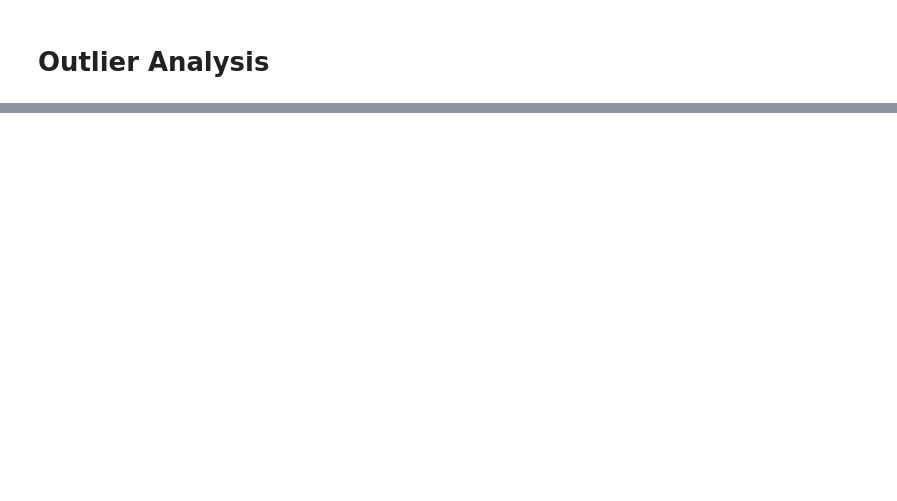
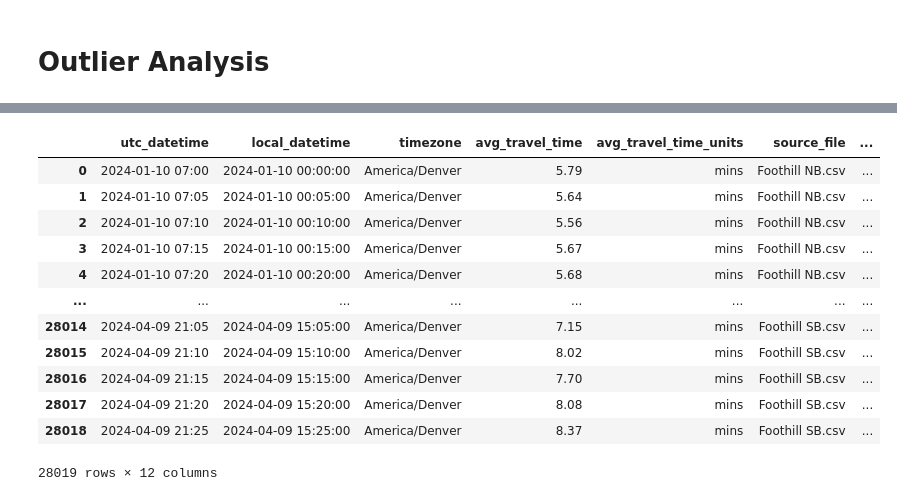
Before and after one commit to natelant/Avenue-Tools, a Jupyter notebook: TravelTimeTool/sandbox-travel_times.ipynb, the cells around one changed output, grey strips where cells are left out. Cells and saved outputs as stored; diff of their text form; code cells hidden in the pictures; blank space fills up the shorter version.

```diff
--- a/TravelTimeTool/sandbox-travel_times.ipynb
+++ b/TravelTimeTool/sandbox-travel_times.ipynb
@@ -104,12 +148,24 @@ clean_data
 # %%
-# Extract the time part from the timestamp
-df['time'] = df['timestamp'].dt.time
-
 # Group the DataFrame by the 'time' column and calculate the average travel time for each time bin
-time_bin_avg = df.groupby('time')['travel_time'].mean().reset_index()
+time_bin_avg = clean_data.groupby('time')['avg_travel_time'].mean().reset_index()
 
 # Merge the average travel time back to the original DataFrame based on the 'time' column
-df = pd.merge(df, time_bin_avg, on='time', suffixes=('', '_avg'))
+merged_data = pd.merge(clean_data, time_bin_avg, on='time', suffixes=('', '_avg'))
 
 # Rename the new column containing the average travel time
-df.rename(columns={'travel_time_avg': 'avg_travel_time'}, inplace=True)
+merged_data.rename(columns={'avg_travel_time_avg': 'time_bin_avg'}, inplace=True)
+merged_data
+# %% [output]
+|  | utc_datetime | local_datetime | timezone | avg_travel_time | avg_travel_time_units | source_file | ... |
+| 0 | 2024-01-10 07:00 | 2024-01-10 00:00:00 | America/Denver | 5.79 | mins | Foothill NB.csv | ... |
+| 1 | 2024-01-10 07:05 | 2024-01-10 00:05:00 | America/Denver | 5.64 | mins | Foothill NB.csv | ... |
+| 2 | 2024-01-10 07:10 | 2024-01-10 00:10:00 | America/Denver | 5.56 | mins | Foothill NB.csv | ... |
+| 3 | 2024-01-10 07:15 | 2024-01-10 00:15:00 | America/Denver | 5.67 | mins | Foothill NB.csv | ... |
+| 4 | 2024-01-10 07:20 | 2024-01-10 00:20:00 | America/Denver | 5.68 | mins | Foothill NB.csv | ... |
+| ... | ... | ... | ... | ... | ... | ... | ... |
+| 28014 | 2024-04-09 21:05 | 2024-04-09 15:05:00 | America/Denver | 7.15 | mins | Foothill SB.csv | ... |
+| 28015 | 2024-04-09 21:10 | 2024-04-09 15:10:00 | America/Denver | 8.02 | mins | Foothill SB.csv | ... |
+| 28016 | 2024-04-09 21:15 | 2024-04-09 15:15:00 | America/Denver | 7.70 | mins | Foothill SB.csv | ... |
+| 28017 | 2024-04-09 21:20 | 2024-04-09 15:20:00 | America/Denver | 8.08 | mins | Foothill SB.csv | ... |
+| 28018 | 2024-04-09 21:25 | 2024-04-09 15:25:00 | America/Denver | 8.37 | mins | Foothill SB.csv | ... |
+28019 rows × 12 columns
```
Also changed, not shown: parts of 19 cells of this notebook, 2 other files.
